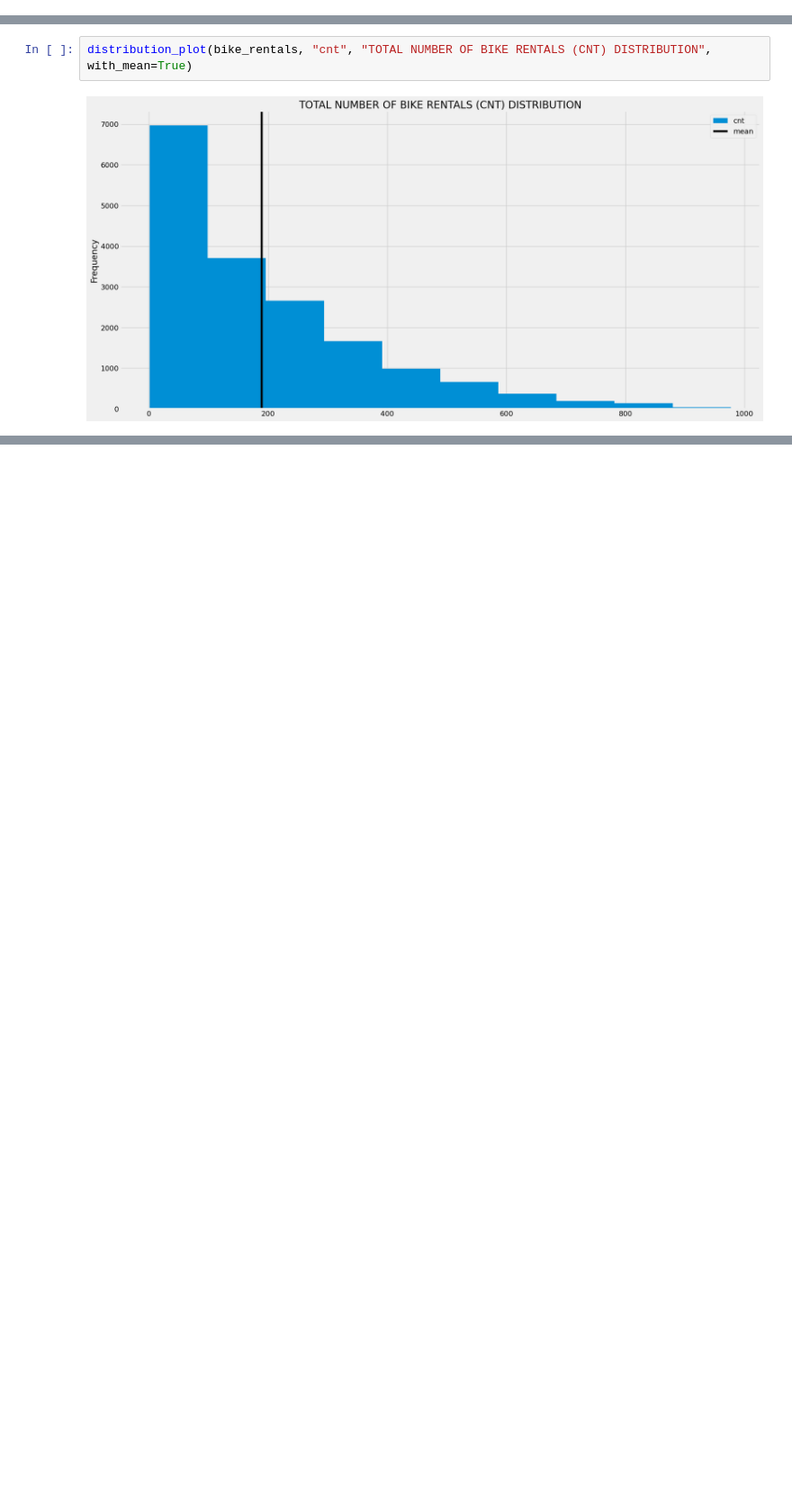
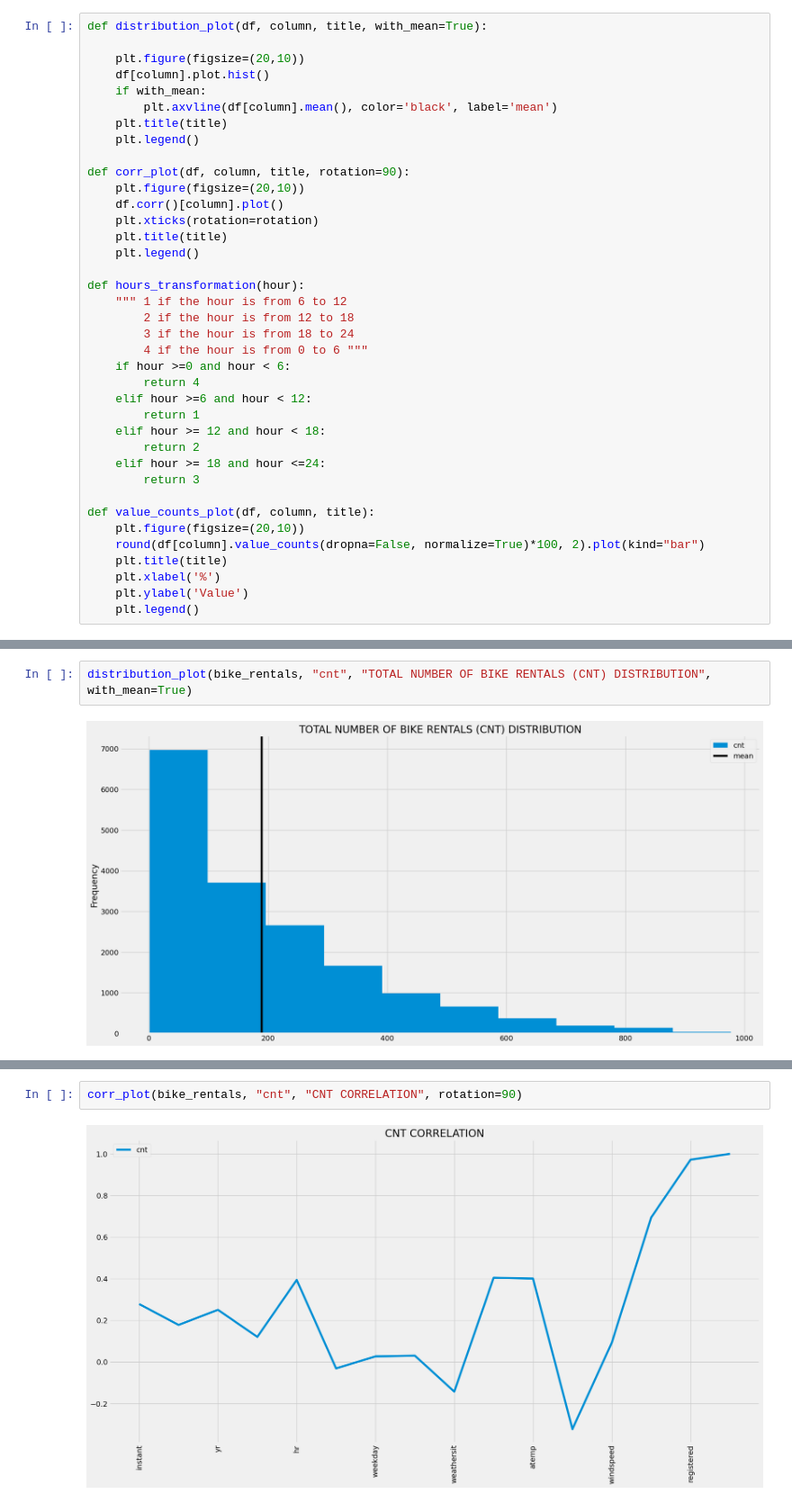
Before and after one commit to raduspaimoc/DataQuest-Projects, a Jupyter notebook: Regression Problems/Predicting Bike Rentals/Predicting Bike Rentals.ipynb, the cells around one changed output, grey strips where cells are left out. Shown: that part at 90% size. Drawn from its saved outputs; the diff is of its cells as text; blank space fills up the shorter version.

Commit message:
[WIP] Bike Rentals Feature engineering steps added.

```diff
--- a/Regression Problems/Predicting Bike Rentals/Predicting Bike Rentals.ipynb
+++ b/Regression Problems/Predicting Bike Rentals/Predicting Bike Rentals.ipynb
@@ -51,3 +42,41 @@ def distribution_plot(df, column, title, with_mean=True):
+# %%
+def distribution_plot(df, column, title, with_mean=True):
+
+    plt.figure(figsize=(20,10))
+    df[column].plot.hist()
+    if with_mean:
+        plt.axvline(df[column].mean(), color='black', label='mean')
+    plt.title(title)
+    plt.legend()
+
+def corr_plot(df, column, title, rotation=90):
+    plt.figure(figsize=(20,10))
+    df.corr()[column].plot()
+    plt.xticks(rotation=rotation)
+    plt.title(title)
+    plt.legend()
+
+def hours_transformation(hour):
+    """ 1 if the hour is from 6 to 12
+        2 if the hour is from 12 to 18
+        3 if the hour is from 18 to 24
+        4 if the hour is from 0 to 6 """
+    if hour >=0 and hour < 6:
+        return 4
+    elif hour >=6 and hour < 12:
+        return 1
+    elif hour >= 12 and hour < 18:
+        return 2
+    elif hour >= 18 and hour <=24:
+        return 3
+
+def value_counts_plot(df, column, title):
+    plt.figure(figsize=(20,10))
+    round(df[column].value_counts(dropna=False, normalize=True)*100, 2).plot(kind="bar")
+    plt.title(title)
+    plt.xlabel('%')
+    plt.ylabel('Value')
+    plt.legend()
 # %% [markdown]
 # EDA
 # %%
@@ -87,0 +108,4 @@ distribution_plot(bike_rentals, "cnt", "TOTAL NUMBER OF BIKE RENTALS (CNT) DISTR
+# %%
+corr_plot(bike_rentals, "cnt", "CNT CORRELATION", rotation=90)
+# %% [output]
+[figure, added]
```
Also changed, not shown: parts of 16 cells of this notebook.
